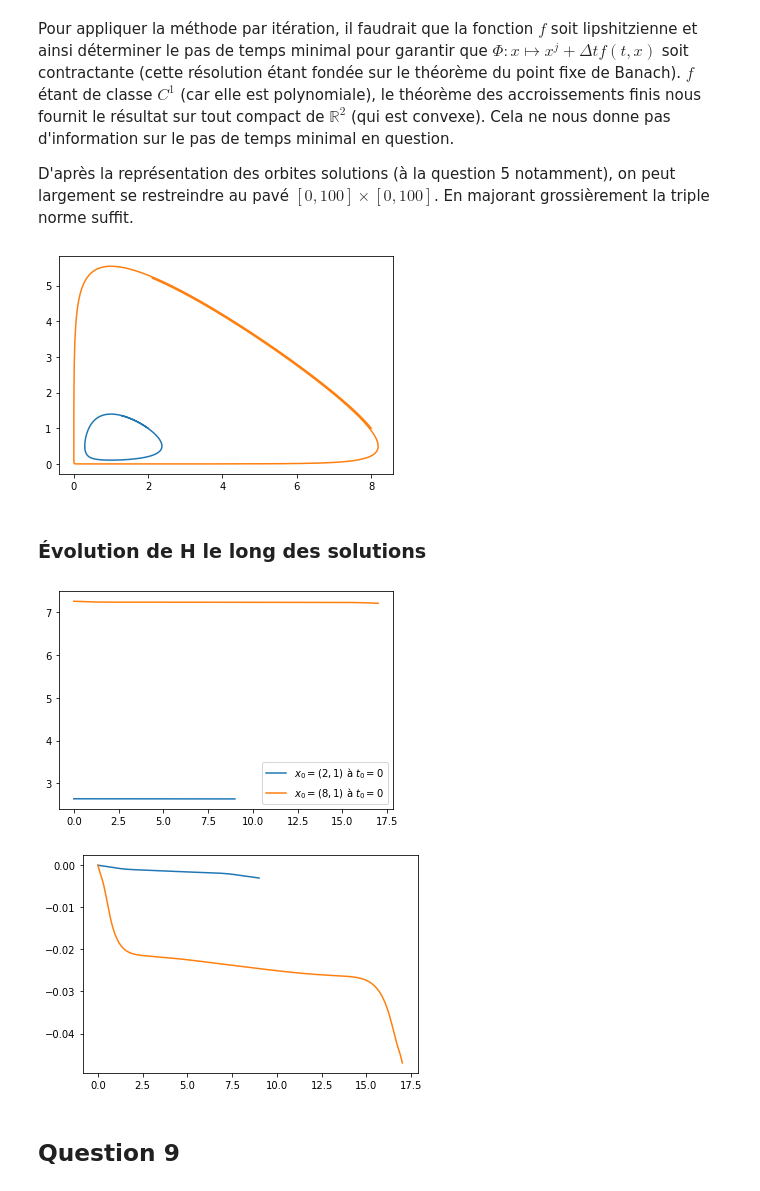
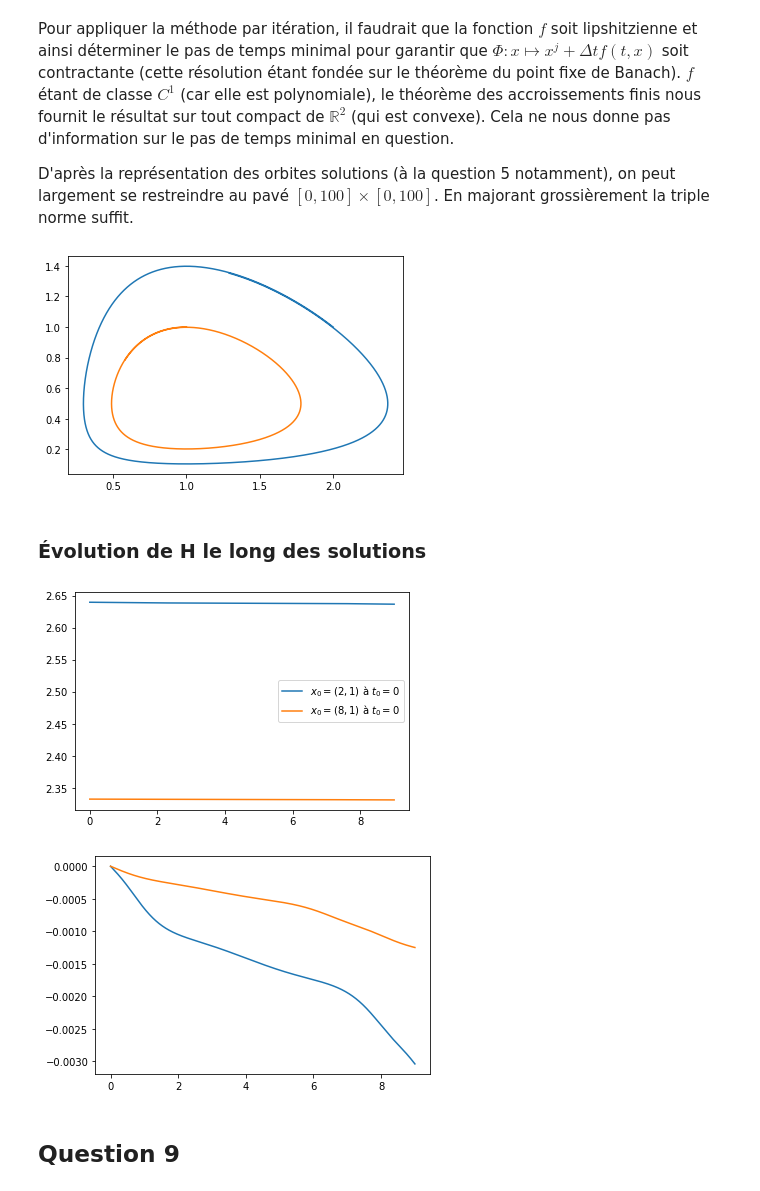
Before and after one commit to 20castro/Projet-equa-diff, a Jupyter notebook: Projet.ipynb, the cells around one changed output. Saved outputs shown, nothing was run; the diff lists cells and outputs as text; code cells hidden in the pictures.

```diff
--- a/Projet.ipynb
+++ b/Projet.ipynb
@@ -377,11 +383,11 @@ Pour appliquer la méthode par itération, il faudrait que la fonction $f$ soit
 D'après la représentation des orbites solutions (à la question 5 notamment), on peut largement se restreindre au pavé $[0, 100] \times [0, 100]$. En majorant grossièrement la triple norme suffit.
 # %%
 T, X = solve_euler_implicit(fv, np.array([2, 1]), 10**(-3), 0, 9)
-R, Y = solve_euler_implicit(fv, np.array([8, 1]), 10**(-3), 0, 17)
+R, Y = solve_euler_implicit(fv, np.array([1, 1]), 10**(-3), 0, 9)
 plt.plot(X[:, 0], X[:, 1])
 plt.plot(Y[:, 0], Y[:, 1]);
 # %% [output]
-[figure, old version]
+[figure, new version]
 # %% [markdown]
 ### Évolution de H le long des solutions
 # %%
@@ -389,14 +395,14 @@ plt.plot(T, H(X[:, 0], X[:, 1]), label = "$x_0 = (2, 1)$ à $t_0 = 0$")
 plt.plot(R, H(Y[:, 0], Y[:, 1]), label = "$x_0 = (8, 1)$ à $t_0 = 0$")
 plt.legend();
 # %% [output]
-[figure, old version]
+[figure, new version]
 # %%
 # Erreur de H
 
 plt.plot(T, H(X[:, 0], X[:, 1]) - H(X[0, 0], X[0, 1]))
 plt.plot(R, H(Y[:, 0], Y[:, 1]) - H(Y[0, 0], Y[0, 1]));
 # %% [output]
-[figure, old version]
+[figure, new version]
 # %% [markdown]
 ## Question 9
 # %% [markdown]
```
Also changed, not shown: parts of 10 cells of this notebook.
